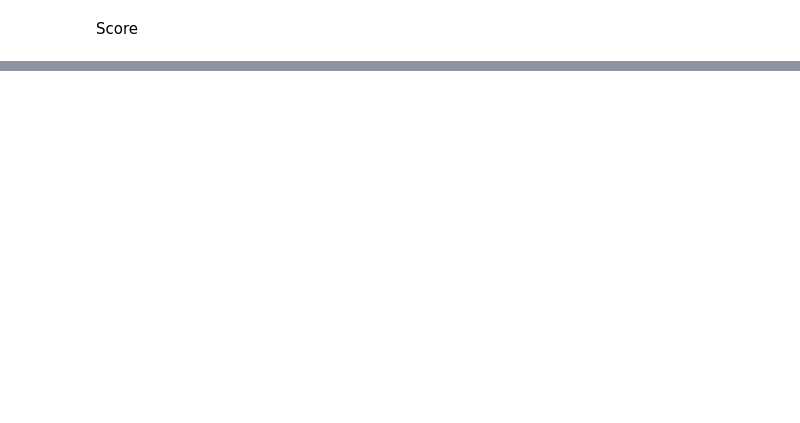
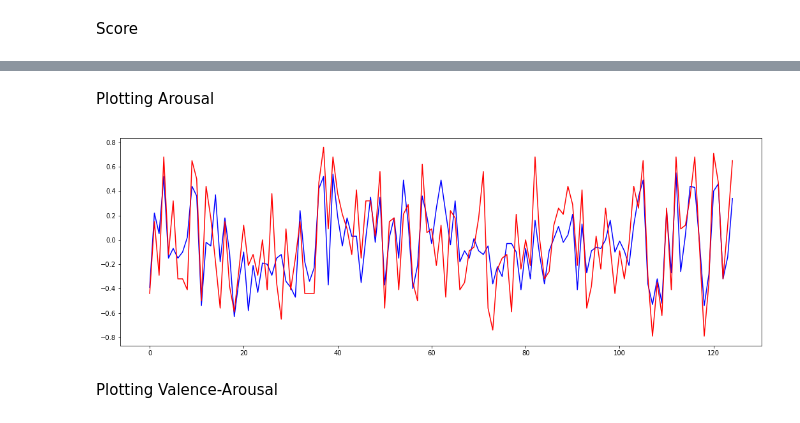
Before and after one commit to TegarSU/AsikYesAjigile, a Jupyter notebook: 08 - TryPlotting.ipynb, the cells around one changed output, grey strips where cells are left out. Saved outputs shown, nothing was run; the diff lists cells and outputs as text; code cells hidden in the pictures; blank space fills up the shorter version.

```diff
--- a/08 - TryPlotting.ipynb
+++ b/08 - TryPlotting.ipynb
@@ -296,0 +344,8 @@ Accuracy        : 60.0
+# %% [markdown]
+Plotting Arousal
+# %%
+plot_model(a_pred,a_true)
+# %% [output]
+[figure, added]
+# %% [markdown]
+Plotting Valence-Arousal
```
Also changed, not shown: parts of 81 cells of this notebook, 4 other files.
